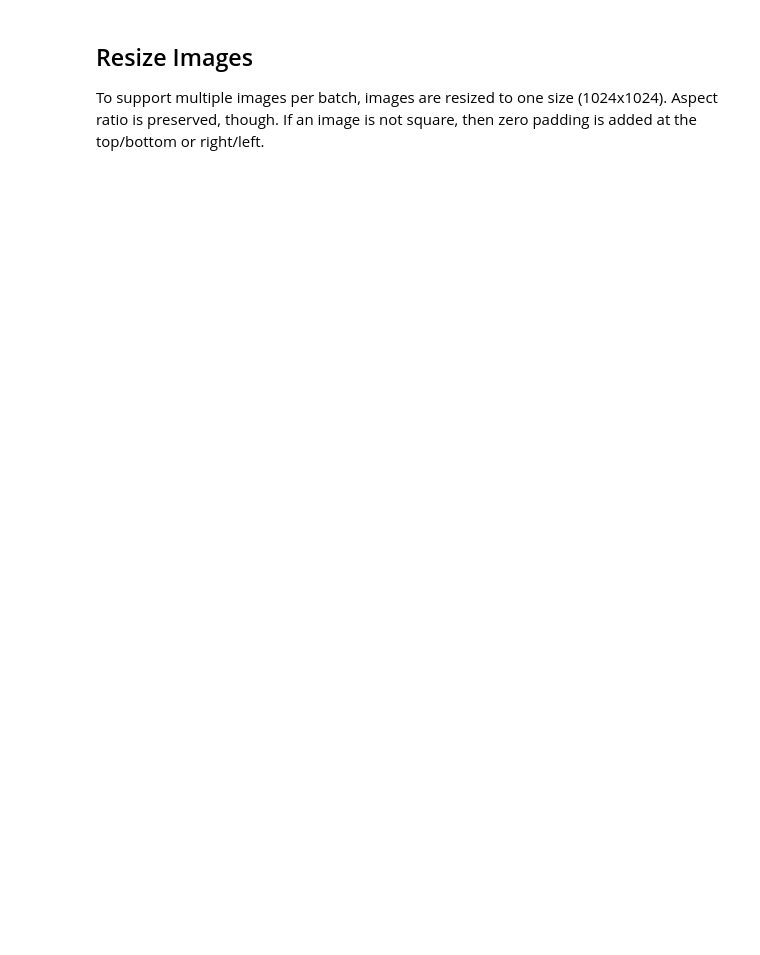
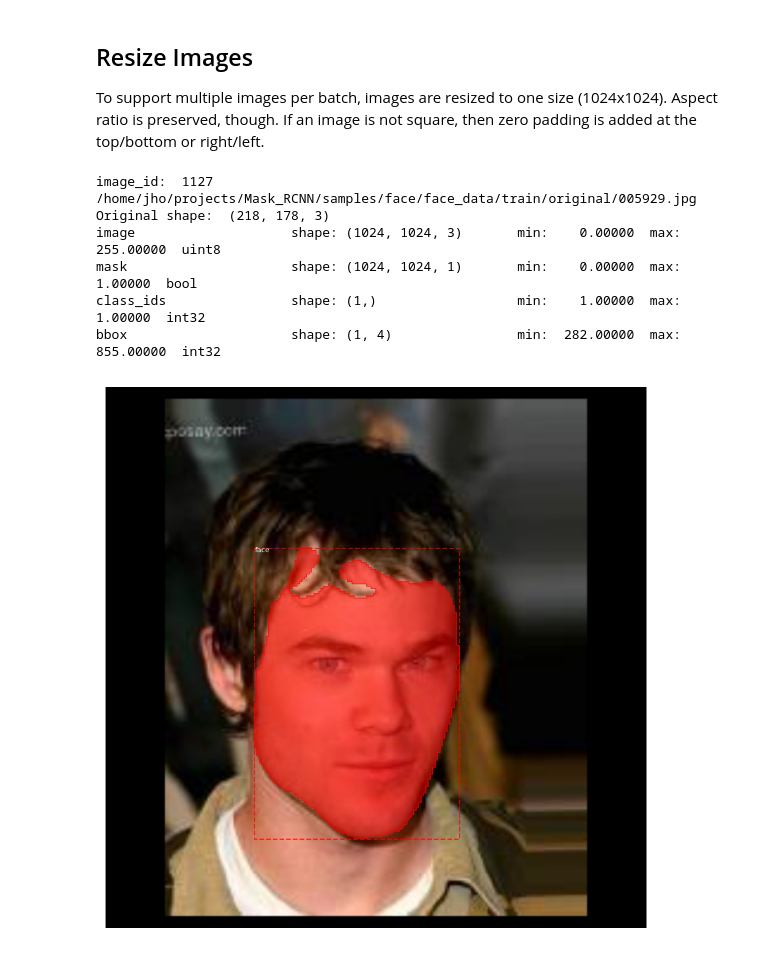
Before and after one commit to JhoLee/Mask_RCNN, a Jupyter notebook: samples/face/inspect_face_data.ipynb, the cells around one changed output. Cells and saved outputs as stored; diff of their text form; code cells hidden in the pictures; blank space fills up the shorter version.

```diff
--- a/samples/face/inspect_face_data.ipynb
+++ b/samples/face/inspect_face_data.ipynb
@@ -90,0 +115,36 @@ image = dataset.load_image(image_id)
+# %%
+# Load random image and mask.
+image_id = np.random.choice(dataset.image_ids, 1)[0]
+image = dataset.load_image(image_id)
+mask, class_ids = dataset.load_mask(image_id)
+original_shape = image.shape
+
+
+# Resize
+image, window, scale, padding, _ = utils.resize_image(
+    image,
+    min_dim=config.IMAGE_MIN_DIM,
+    max_dim=config.IMAGE_MAX_DIM,
+    mode=config.IMAGE_RESIZE_MODE
+)
+mask = utils.resize_mask(mask, scale, padding)
+# Compute Bounding Box
+bbox = utils.extract_bboxes(mask)
+
+# Display image and additional stats
+print("image_id: ", image_id, dataset.image_reference(image_id))
+print("Original shape: ", original_shape)
+log("image", image)
+log("mask", mask)
+log("class_ids", class_ids)
+log("bbox", bbox)
+# Display image and instances
+visualize.display_instances(image, bbox, mask, class_ids, dataset.class_names)
+# %% [output]
+image_id:  1127 /home/jho/projects/Mask_RCNN/samples/face/face_data/train/original/005929.jpg
+Original shape:  (218, 178, 3)
+image                    shape: (1024, 1024, 3)       min:    0.00000  max:  255.00000  uint8
+mask                     shape: (1024, 1024, 1)       min:    0.00000  max:    1.00000  bool
+class_ids                shape: (1,)                  min:    1.00000  max:    1.00000  int32
+bbox                     shape: (1, 4)                min:  282.00000  max:  855.00000  int32
+[figure, added]
```
Also changed, not shown: parts of 25 cells of this notebook, 1 other file.
